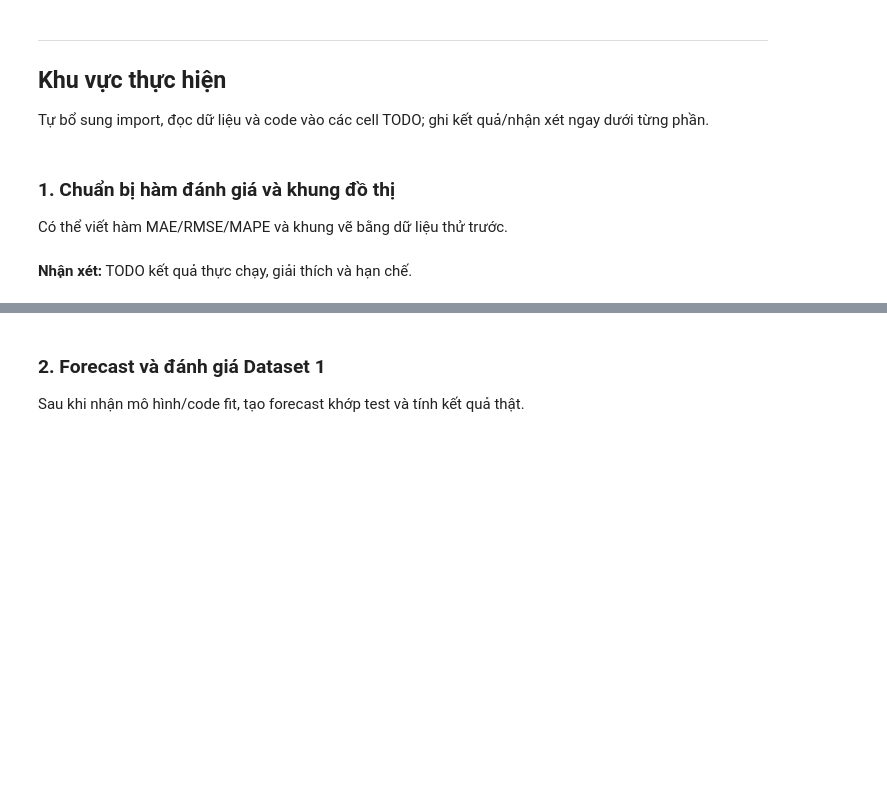
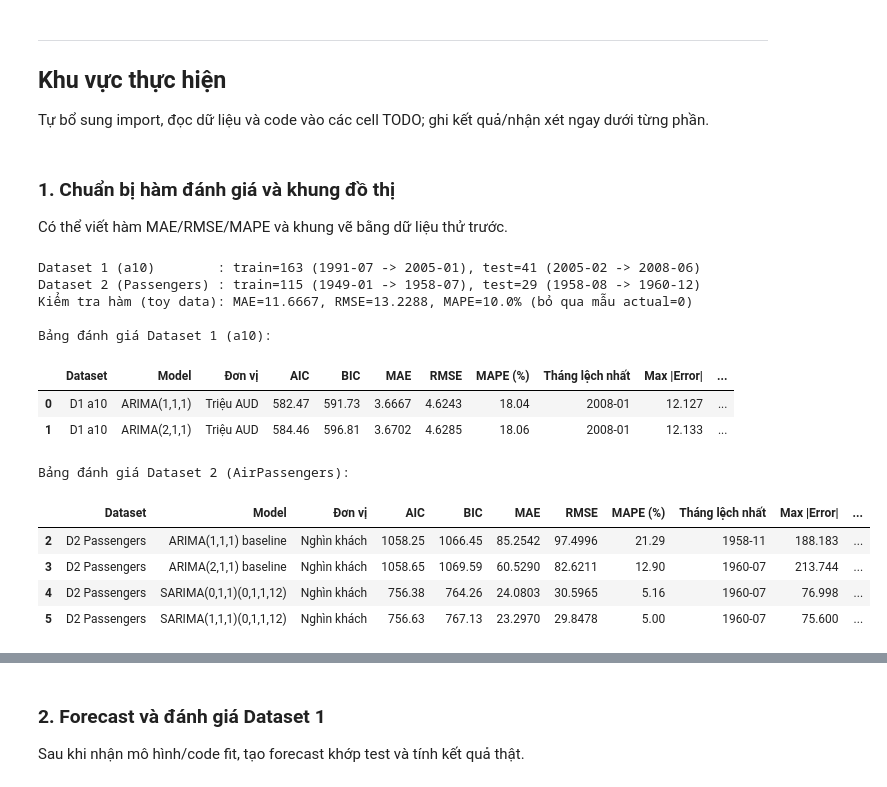
Before and after one commit to thvhieu/lab2-time-series, a Jupyter notebook: contributions/05_forecast_evaluation.ipynb, the cells around one changed output, grey strips where cells are left out. Saved outputs shown, nothing was run; the diff lists cells and outputs as text; code cells hidden in the pictures; blank space fills up the shorter version.

```diff
--- a/contributions/05_forecast_evaluation.ipynb
+++ b/contributions/05_forecast_evaluation.ipynb
@@ -111,13 +111,17 @@ def fit_and_forecast_sarima(train_s, test_s, order, seasonal_order):
 
 def compute_metrics_row(actual, pred, dataset_name, model_name, unit, aic=None, bic=None):
     actual_s = pd.Series(actual)
-    pred_s = pd.Series(pred, index=actual_s.index)
+    pred_s = pd.Series(pred)
+    assert len(actual_s) == len(pred_s) and (actual_s.index == pred_s.index).all()
+
     err = actual_s - pred_s
     abs_err = err.abs()
 
     mae = float(abs_err.mean())
     rmse = float(np.sqrt((err ** 2).mean()))
-    mape = float((abs_err / actual_s.abs()).mean() * 100)
+
+    non_zero = actual_s != 0
+    mape = float((abs_err[non_zero] / actual_s[non_zero].abs()).mean() * 100) if non_zero.any() else np.nan
     max_dt = abs_err.idxmax()
 
     return {
@@ -125,33 +129,55 @@ def compute_metrics_row(actual, pred, dataset_name, model_name, unit, aic=None,
         "Model": model_name,
         "Đơn vị": unit,
         "AIC": round(aic, 2) if aic is not None else None,
         "BIC": round(bic, 2) if bic is not None else None,
         "MAE": round(mae, 4),
         "RMSE": round(rmse, 4),
         "MAPE (%)": round(mape, 2),
         "Tháng lệch nhất": f"{max_dt:%Y-%m}",
         "Max |Error|": round(float(abs_err.loc[max_dt]), 3),
         "Thực tế vs Dự báo": f"{actual_s.loc[max_dt]:.2f} vs {pred_s.loc[max_dt]:.2f}",
     }
+
+# Kiểm tra nhanh hàm tính lỗi trên ví dụ nhỏ (có giá trị thực bằng 0)
+_idx_toy = pd.date_range("2020-01-01", periods=3, freq="MS")
+_toy_res = compute_metrics_row(pd.Series([100.0, 200.0, 0.0], index=_idx_toy), pd.Series([110.0, 180.0, 5.0], index=_idx_toy), "Toy", "Check", "Unit")
+print(f"Kiểm tra hàm (toy data): MAE={_toy_res['MAE']}, RMSE={_toy_res['RMSE']}, MAPE={_toy_res['MAPE (%)']}% (bỏ qua mẫu actual=0)")
 
 m1_111, fc1_111, ci1_111 = fit_and_forecast_arima(train1, test1, (1, 1, 1))
 m1_211, fc1_211, ci1_211 = fit_and_forecast_arima(train1, test1, (2, 1, 1))
 
 m2_111, fc2_111, ci2_111 = fit_and_forecast_arima(train2, test2, (1, 1, 1))
 m2_211, fc2_211, ci2_211 = fit_and_forecast_arima(train2, test2, (2, 1, 1))
 
 m2_sar_011, fc2_sar_011, ci2_sar_011 = fit_and_forecast_sarima(train2, test2, (0, 1, 1), (0, 1, 1, SEASON_LENGTH))
 m2_sar_111, fc2_sar_111, ci2_sar_111 = fit_and_forecast_sarima(train2, test2, (1, 1, 1), (0, 1, 1, SEASON_LENGTH))
 
 metrics_df = pd.DataFrame([
     compute_metrics_row(test1, fc1_111, "D1 a10", "ARIMA(1,1,1)", "Triệu AUD", m1_111.aic, m1_111.bic),
     compute_metrics_row(test1, fc1_211, "D1 a10", "ARIMA(2,1,1)", "Triệu AUD", m1_211.aic, m1_211.bic),
     compute_metrics_row(test2, fc2_111, "D2 Passengers", "ARIMA(1,1,1) baseline", "Nghìn khách", m2_111.aic, m2_111.bic),
     compute_metrics_row(test2, fc2_211, "D2 Passengers", "ARIMA(2,1,1) baseline", "Nghìn khách", m2_211.aic, m2_211.bic),
     compute_metrics_row(test2, fc2_sar_011, "D2 Passengers", "SARIMA(0,1,1)(0,1,1,12)", "Nghìn khách", m2_sar_011.aic, m2_sar_011.bic),
     compute_metrics_row(test2, fc2_sar_111, "D2 Passengers", "SARIMA(1,1,1)(0,1,1,12)", "Nghìn khách", m2_sar_111.aic, m2_sar_111.bic),
 ])
 
-display(metrics_df)
+print("\nBảng đánh giá Dataset 1 (a10):")
+display(metrics_df[metrics_df["Dataset"] == "D1 a10"])
+
+print("\nBảng đánh giá Dataset 2 (AirPassengers):")
+display(metrics_df[metrics_df["Dataset"] == "D2 Passengers"])
+# %% [output]
+Dataset 1 (a10)        : train=163 (1991-07 -> 2005-01), test=41 (2005-02 -> 2008-06)
+Dataset 2 (Passengers) : train=115 (1949-01 -> 1958-07), test=29 (1958-08 -> 1960-12)
+Kiểm tra hàm (toy data): MAE=11.6667, RMSE=13.2288, MAPE=10.0% (bỏ qua mẫu actual=0)
+
+Bảng đánh giá Dataset 1 (a10):
+|  | Dataset | Model | Đơn vị | AIC | BIC | MAE | RMSE | MAPE (%) | Tháng lệch nhất | Max |Error| | ... |
+| 0 | D1 a10 | ARIMA(1,1,1) | Triệu AUD | 582.47 | 591.73 | 3.6667 | 4.6243 | 18.04 | 2008-01 | 12.127 | ... |
+| 1 | D1 a10 | ARIMA(2,1,1) | Triệu AUD | 584.46 | 596.81 | 3.6702 | 4.6285 | 18.06 | 2008-01 | 12.133 | ... |
+Bảng đánh giá Dataset 2 (AirPassengers):
+|  | Dataset | Model | Đơn vị | AIC | BIC | MAE | RMSE | MAPE (%) | Tháng lệch nhất | Max |Error| | ... |
+| 2 | D2 Passengers | ARIMA(1,1,1) baseline | Nghìn khách | 1058.25 | 1066.45 | 85.2542 | 97.4996 | 21.29 | 1958-11 | 188.183 | ... |
+| 3 | D2 Passengers | ARIMA(2,1,1) baseline | Nghìn khách | 1058.65 | 1069.59 | 60.5290 | 82.6211 | 12.90 | 1960-07 | 213.744 | ... |
+| 4 | D2 Passengers | SARIMA(0,1,1)(0,1,1,12) | Nghìn khách | 756.38 | 764.26 | 24.0803 | 30.5965 | 5.16 | 1960-07 | 76.998 | ... |
+| 5 | D2 Passengers | SARIMA(1,1,1)(0,1,1,12) | Nghìn khách | 756.63 | 767.13 | 23.2970 | 29.8478 | 5.00 | 1960-07 | 75.600 | ... |
-# %% [markdown]
-**Nhận xét:** TODO kết quả thực chạy, giải thích và hạn chế.
```
Also changed, not shown: parts of 8 cells of this notebook, 1 other file.
